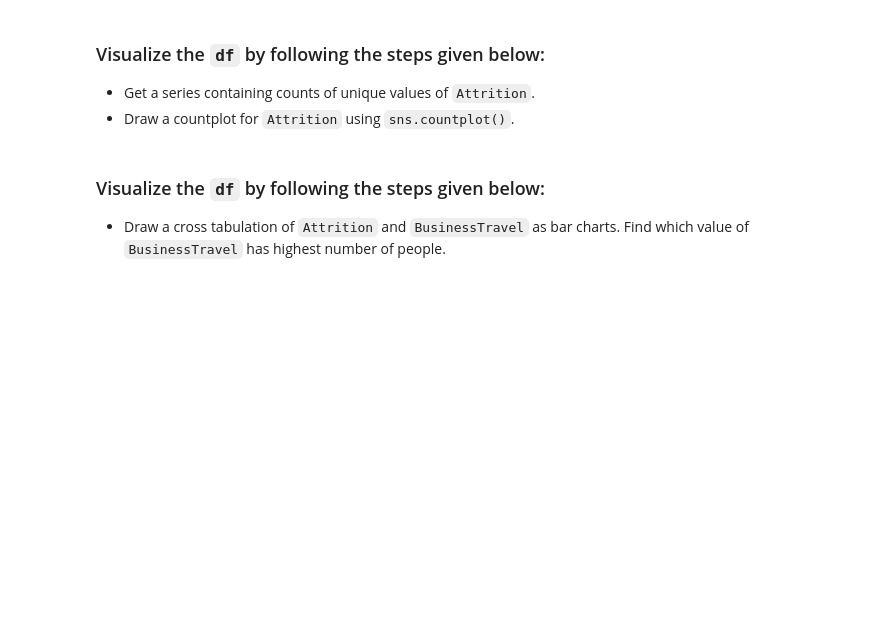
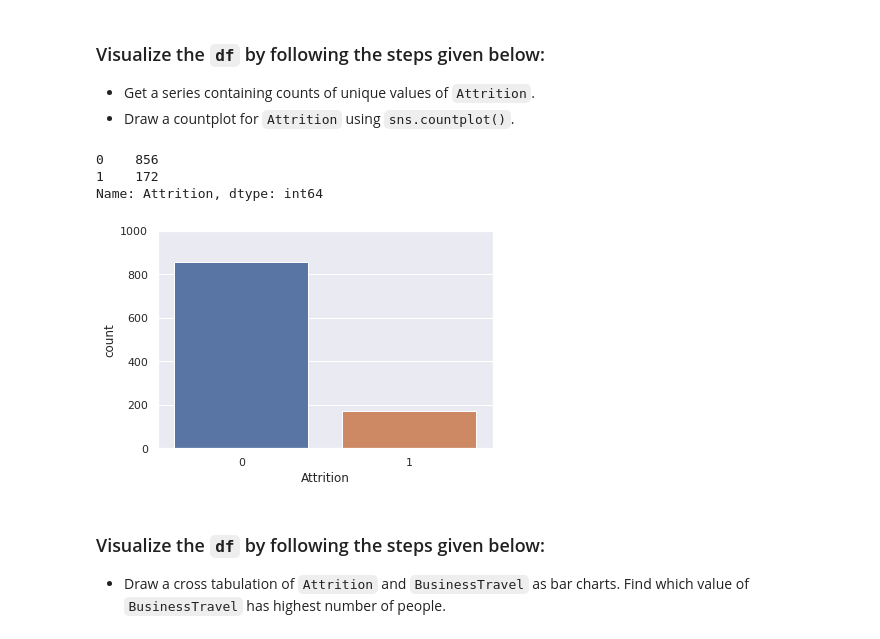
Before and after one commit to sp1999/SHALA2020, a Jupyter notebook: Assignment_2_DS.ipynb, the cells around one changed output. Cells and saved outputs as stored; diff of their text form; code cells hidden in the pictures; blank space fills up the shorter version.

````diff
--- a/Assignment_2_DS.ipynb
+++ b/Assignment_2_DS.ipynb
@@ -167,10 +227,19 @@ movies2 = movies.fillna(movies.mean())
 * Draw a countplot for ```Attrition``` using ```sns.countplot()```.
 # %%
 # Get a series of counts of values of Attrition
-
+print(pd.Series(df["Attrition"]).value_counts())
 
 # Draw a countplot for Attrition
 # You may use countplot of seaborn for this
+sns.set(style="darkgrid")
+ax = sns.countplot(x = "Attrition", data = df)
+plt.ylim(0, 1000)
+plt.show()
+# %% [output]
+0    856
+1    172
+Name: Attrition, dtype: int64
+[figure, added]
 # %% [markdown]
 ### Visualize the ```df``` by following the steps given below:
 
````
Also changed, not shown: parts of 11 cells of this notebook.
